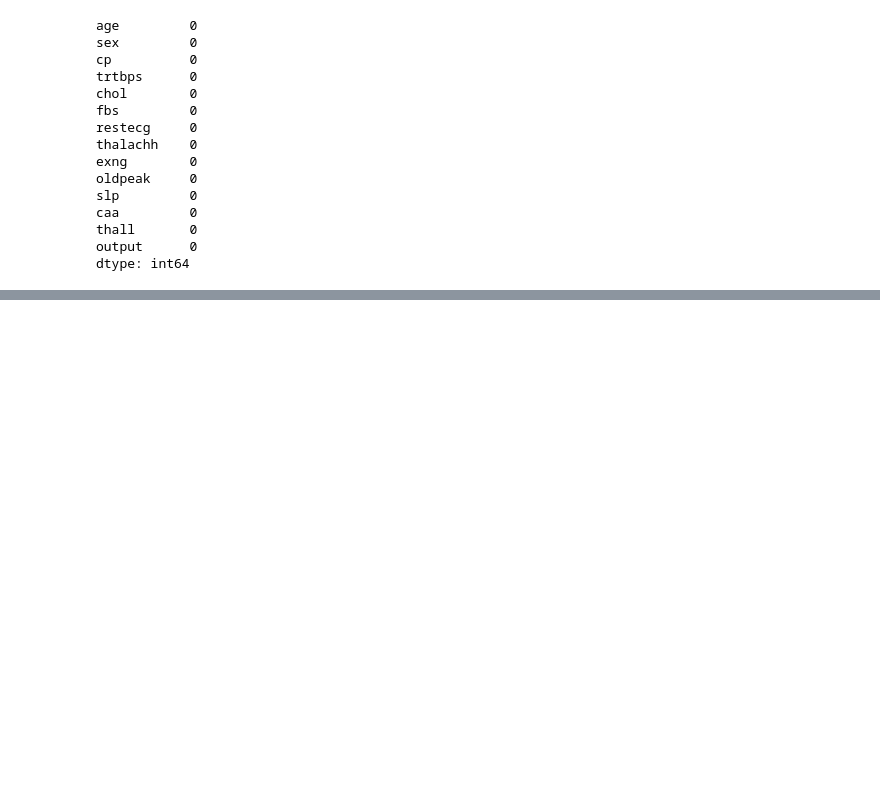
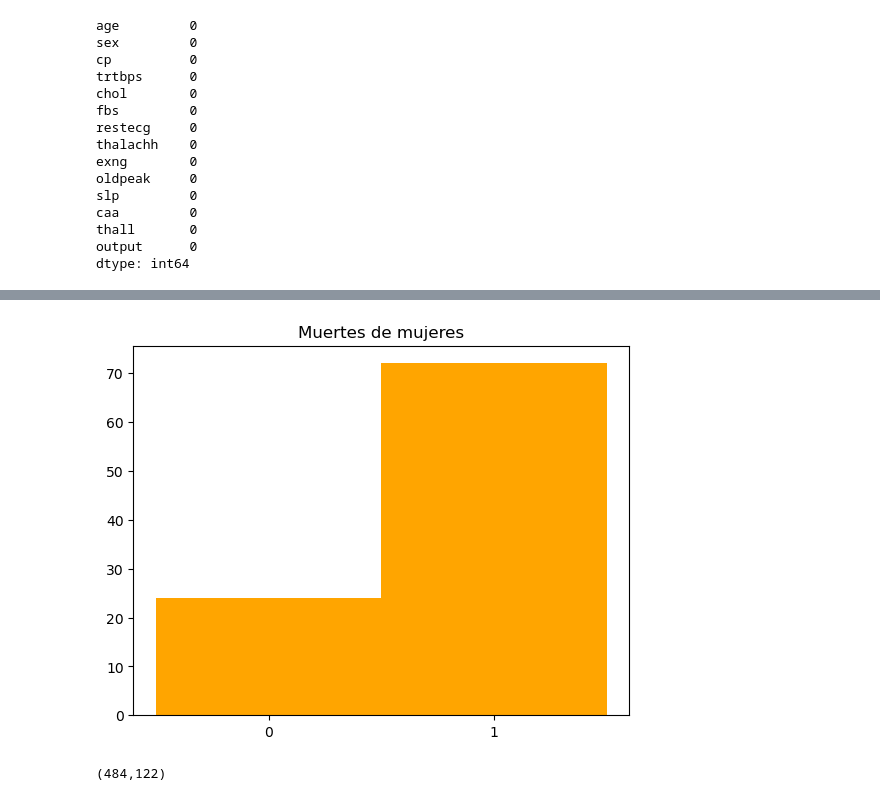
Before and after one commit to daferre01/BIGDATA-IA, a Jupyter notebook: IA/MachineLearning/REGRESION/heartattack/heart.ipynb, the cells around one changed output, grey strips where cells are left out. Saved outputs shown, nothing was run; the diff lists cells and outputs as text; code cells hidden in the pictures; blank space fills up the shorter version.

```diff
--- a/IA/MachineLearning/REGRESION/heartattack/heart.ipynb
+++ b/IA/MachineLearning/REGRESION/heartattack/heart.ipynb
@@ -354,0 +365,7 @@ mapa_calor(corr_matrix)
+# %%
+plt.hist(m['output'], bins=[-0.5, 0.5, 1.5],color='orange')
+plt.xticks([0, 1])
+plt.title('Muertes de mujeres')
+plt.show()
+# %% [output]
+[figure, added]
@@ -354,0 +374,8 @@ mapa_calor(corr_matrix)
+# %%
+
+
+import numpy as np
+from sklearn.model_selection import train_test_split
+x_train, y_train,x_test,y_test=train(heart_df)
+# %% [output]
+(484,122)
```
Also changed, not shown: parts of 15 cells of this notebook.
